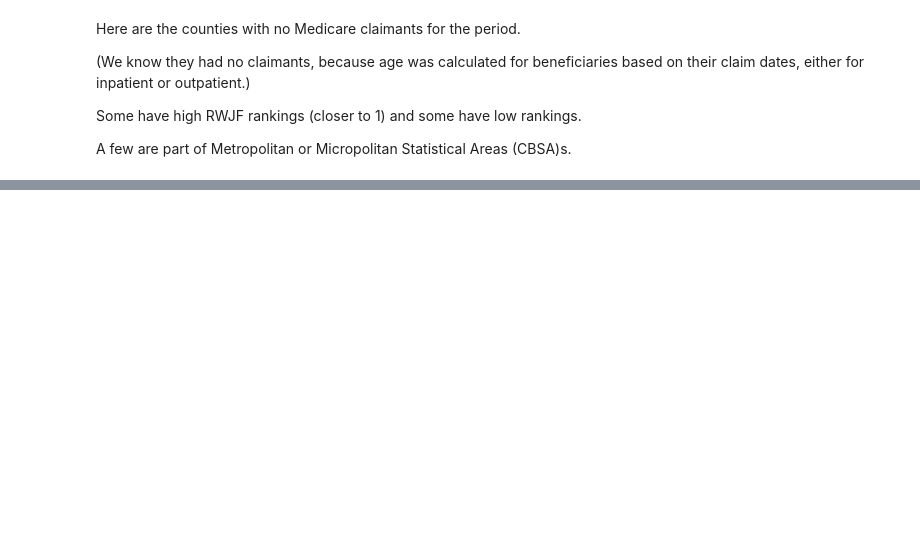
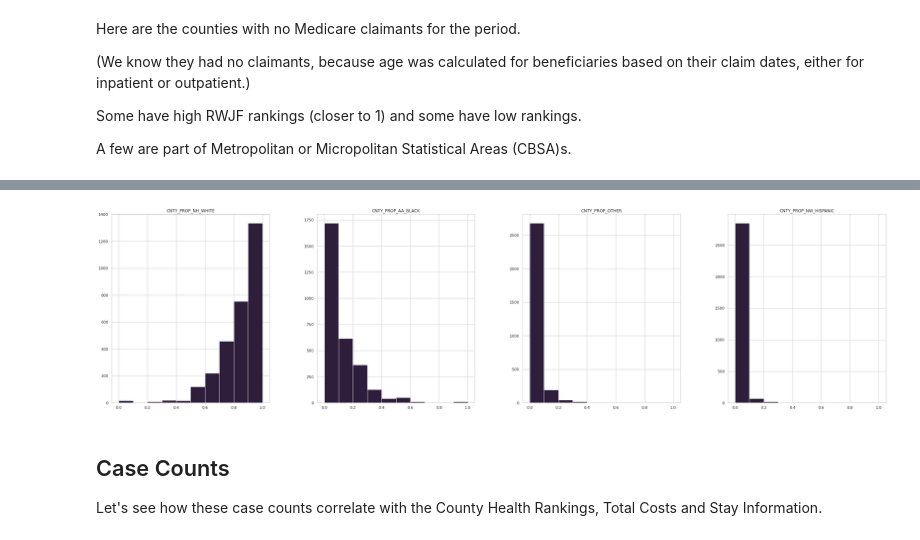
Before and after one commit to TrellixVulnTeam/DS_DDVW, a Jupyter notebook: HCA 203 PUF and Counties Aggregate Description.ipynb, the cells around one changed output, grey strips where cells are left out. Cells and saved outputs as stored; diff of their text form; code cells hidden in the pictures; blank space fills up the shorter version.

```diff
--- a/HCA 203 PUF and Counties Aggregate Description.ipynb
+++ b/HCA 203 PUF and Counties Aggregate Description.ipynb
@@ -436,0 +159,14 @@ We can decide once we see the distribution of the representation of beneficiarie
+# %%
+sb.set_theme(style="whitegrid", palette="mako")
+fig, axes = plt.subplots(nrows=1, ncols=4, figsize=(40, 10))
+medicare_counties.hist("CNTY_PROP_NH_WHITE", ax=axes[0])
+medicare_counties.hist("CNTY_PROP_AA_BLACK", ax=axes[1])
+medicare_counties.hist("CNTY_PROP_OTHER", ax=axes[2])
+medicare_counties.hist("CNTY_PROP_NW_HISPANIC", ax=axes[3])
+plt.show()
+# %% [output]
+[figure, added]
+# %% [markdown]
+## Case Counts
+
+Let's see how these case counts correlate with the County Health Rankings, Total Costs and Stay Information.
```
Also changed, not shown: parts of 68 cells of this notebook, 4 other files.
